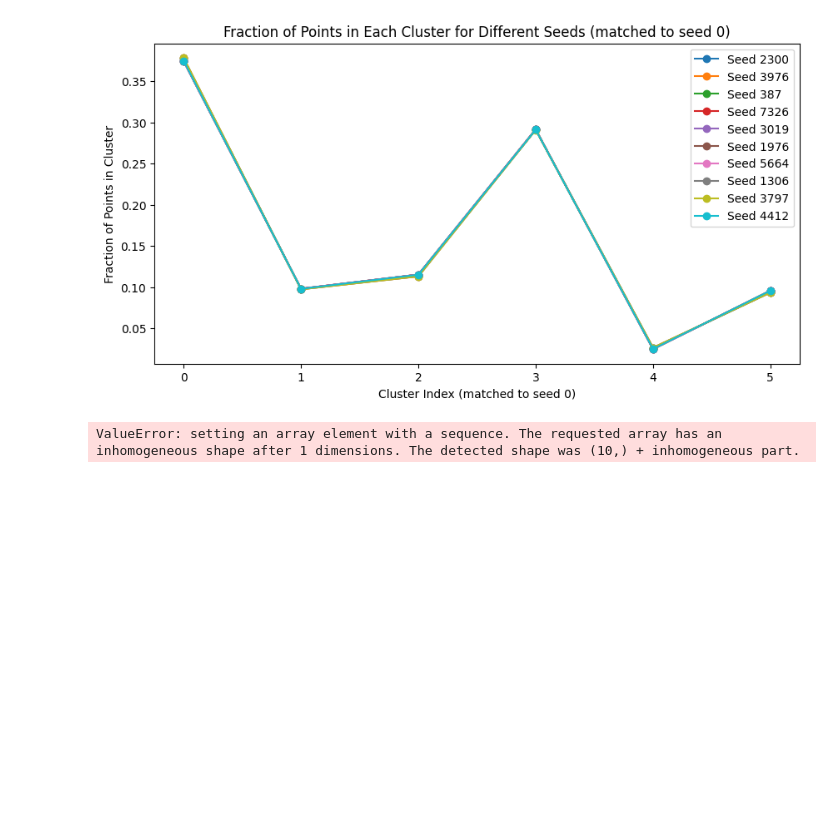
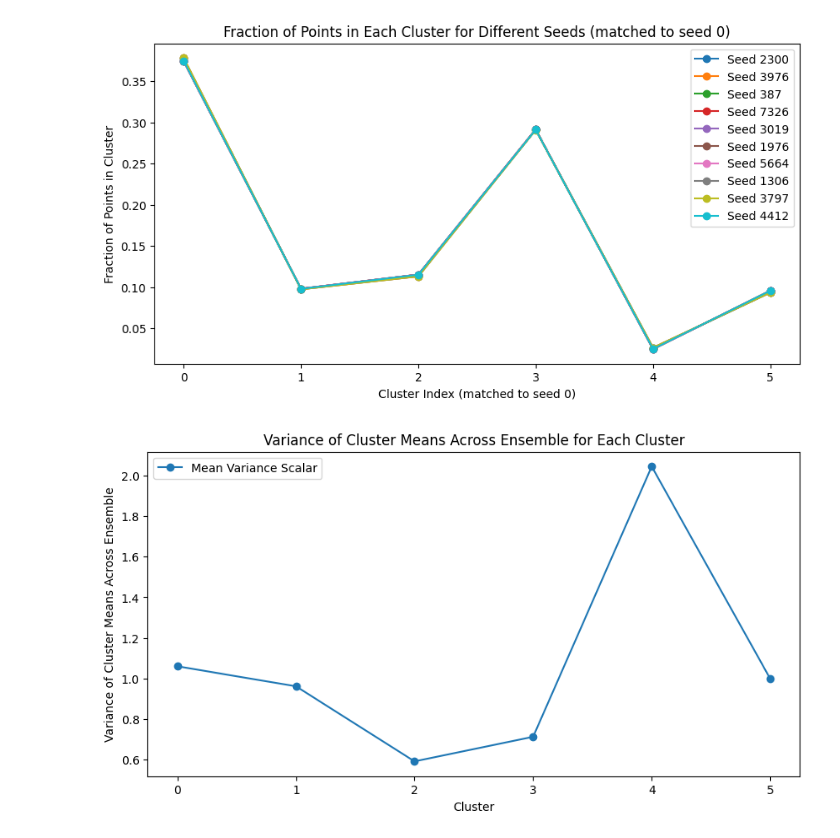
Before and after one commit to Mfdcng2/WaterMassClassification, a Jupyter notebook: Cluster_n_sensitivity/Ensemble_10.ipynb, the cells around one changed output. Cells and saved outputs as stored; diff of their text form; code cells hidden in the pictures; blank space fills up the shorter version.

Commit message:
Calculating overlap and mean clusters (keeps crashing kernel)

```diff
--- a/Cluster_n_sensitivity/Ensemble_10.ipynb
+++ b/Cluster_n_sensitivity/Ensemble_10.ipynb
@@ -58,7 +58,7 @@ for i,seed in enumerate(seeds):
     all_aic_scores[i] = aic_scores
 # %%
 plt.figure(figsize=(10,5))
-for i in range(5):
+for i in range(ensemble_size):
     plt.plot(n_components_range, all_scores[i], label=f'Seed {seeds[i]}', marker='o')
 plt.xlabel('Number of components')
 plt.ylabel('BIC Score')
@@ -69,7 +69,7 @@ plt.legend()
 [figure]
 # %%
 plt.figure(figsize=(10,5))
-for i in range(5):
+for i in range(ensemble_size):
     plt.plot(n_components_range, all_aic_scores[i], label=f'Seed {seeds[i]}', marker='o')
 plt.xlabel('Number of components')
 plt.ylabel('AIC Score')
@@ -187,27 +187,3 @@ plt.legend()
 plt.show()
 # %% [output]
 [figure]
-# %%
-# Use matched clusters to calculate variance between ensemble members for each cluster
-cluster_variances = []
-for j in range(n_clusters):
-    cluster_j_points = []
-    for i in range(ensemble_size):
-        matched = matched_labels[i]
-        cluster_j = np.where(labels[i] == np.where(matched == j)[0][0])[0]
-        cluster_j_points.append(df_sampled.iloc[cluster_j][features].values)
-    #cluster_j_points = np.array(cluster_j_points)  # shape (ensemble_size, n_points_in_cluster, n_features)
-    variance = np.var(cluster_j_points, axis=0)  # variance across ensemble members
-    cluster_variances.append(variance)
-
-# Plot variance for each cluster
-plt.figure(figsize=(10,5))
-for j in range(n_clusters):
-    plt.plot(features, cluster_variances[j], label=f'Cluster {j}', marker='o')
-plt.xlabel('Feature')
-plt.ylabel('Variance Across Ensemble Members')
-plt.title('Variance of Cluster Points Across Ensemble Members for Each Cluster')
-plt.legend()
-plt.show()
-# %% [output]
-ValueError: setting an array element with a sequence. The requested array has an inhomogeneous shape after 1 dimensions. The detected shape was (10,) + inhomogeneous part.
@@ -213,0 +250,12 @@ ValueError: setting an array element with a sequence. The requested array has an
+# %%
+var = compute_cluster_variance(gmms, matched_labels)
+# %%
+plt.figure(figsize=(10,5))
+plt.plot(range(n_clusters), [var[k]['mean_variance_scalar'] for k in range(n_clusters)], label='Mean Variance Scalar', marker='o')
+plt.xlabel('Cluster')
+plt.ylabel('Variance of Cluster Means Across Ensemble')
+plt.title('Variance of Cluster Means Across Ensemble for Each Cluster')
+plt.legend()
+plt.show()
+# %% [output]
+[figure, added]
```
Also changed, not shown: parts of 18 cells of this notebook.
